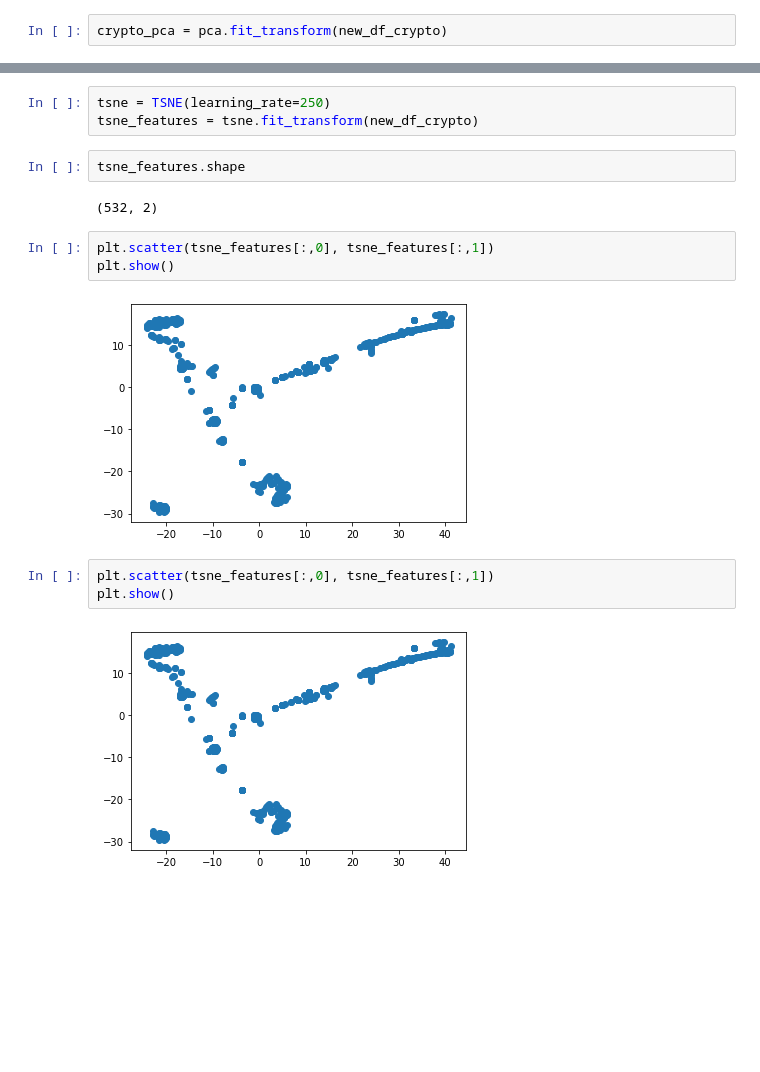
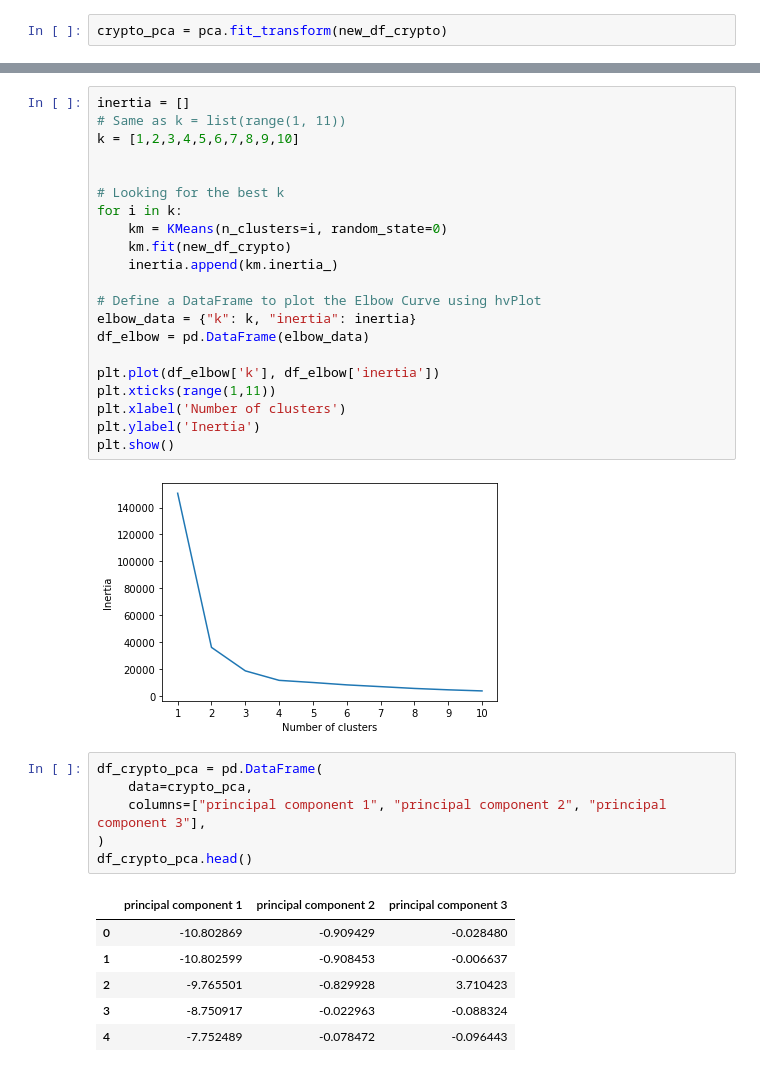
Before and after one commit to simoncastellanos9/CryptocurrencyClusters, a Jupyter notebook: classifier.ipynb, the cells around one changed output, grey strips where cells are left out. Cells and saved outputs as stored; diff of their text form; blank space fills up the shorter version.

```diff
--- a/classifier.ipynb
+++ b/classifier.ipynb
@@ -96,17 +96,36 @@ pca.explained_variance_ratio_.sum()
-# %%
-tsne = TSNE(learning_rate=250)
-tsne_features = tsne.fit_transform(new_df_crypto)
-# %%
-tsne_features.shape
-# %% [output]
-(532, 2)
-# %%
-plt.scatter(tsne_features[:,0], tsne_features[:,1])
-plt.show()
-# %% [output]
-[figure, removed]
-# %%
-plt.scatter(tsne_features[:,0], tsne_features[:,1])
-plt.show()
-# %% [output]
-[figure, removed]
+# %%
+inertia = []
+# Same as k = list(range(1, 11))
+k = [1,2,3,4,5,6,7,8,9,10]
+
+
+# Looking for the best k
+for i in k:
+    km = KMeans(n_clusters=i, random_state=0)
+    km.fit(new_df_crypto)
+    inertia.append(km.inertia_)
+
+# Define a DataFrame to plot the Elbow Curve using hvPlot
+elbow_data = {"k": k, "inertia": inertia}
+df_elbow = pd.DataFrame(elbow_data)
+
+plt.plot(df_elbow['k'], df_elbow['inertia'])
+plt.xticks(range(1,11))
+plt.xlabel('Number of clusters')
+plt.ylabel('Inertia')
+plt.show()
+# %% [output]
+[figure, added]
+# %%
+df_crypto_pca = pd.DataFrame(
+    data=crypto_pca,
+    columns=["principal component 1", "principal component 2", "principal component 3"],
+)
+df_crypto_pca.head()
+# %% [output]
+|  | principal component 1 | principal component 2 | principal component 3 |
+| 0 | -10.802869 | -0.909429 | -0.028480 |
+| 1 | -10.802599 | -0.908453 | -0.006637 |
+| 2 | -9.765501 | -0.829928 | 3.710423 |
+| 3 | -8.750917 | -0.022963 | -0.088324 |
+| 4 | -7.752489 | -0.078472 | -0.096443 |
```
Also changed, not shown: parts of 12 cells of this notebook.
